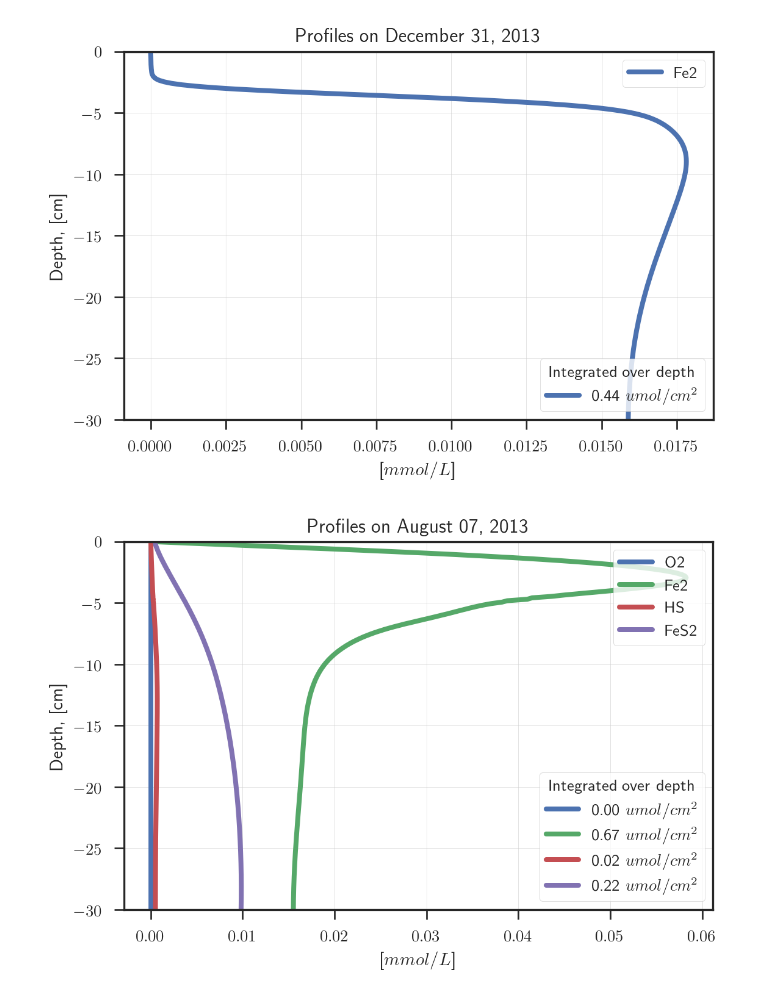
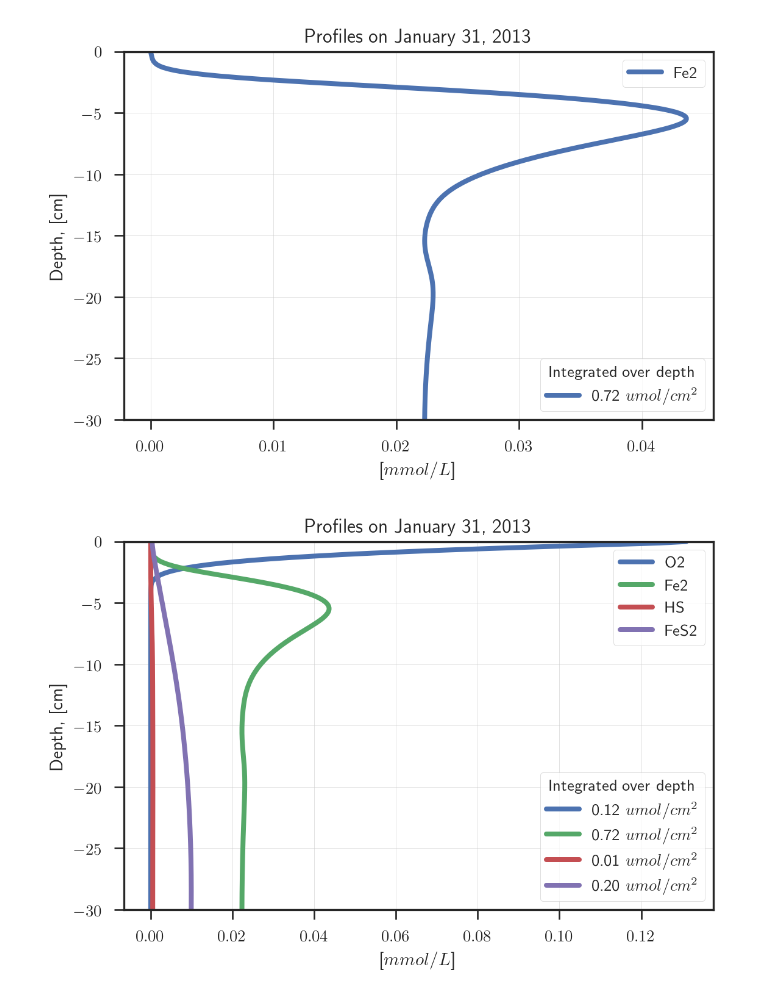
Before and after one commit to biogeochemistry/MyLake_v2_Vansjo, a Jupyter notebook: Postproc_code/plots.ipynb, the cells around one changed output. Cells and saved outputs as stored; diff of their text form; code cells hidden in the pictures.

```diff
--- a/Postproc_code/plots.ipynb
+++ b/Postproc_code/plots.ipynb
@@ -21,3 +21,3 @@ str(datetime.now())
 # %%
 from ploting import *
-plotter = ResultsPlotter()
+plotter = ResultsPlotter(f='../IO/MyLakeResults_2.mat')
@@ -84,11 +108,11 @@ plotter.contour_plot('sediment', ['O2'],  cmap=cmocean.cm.oxy)
 # %%
 plotter.profile('sediment', ['Fe2'], years_ago=0.)
 # %% [output]
-[figure, old version]
+[figure, new version]
 # %%
-plotter.profile('sediment', ['O2','Fe2', 'HS', 'FeS2'], years_ago=0.4)
+plotter.profile('sediment', ['O2','Fe2', 'HS', 'FeS2'], years_ago=0.)
 # %% [output]
-[figure, old version]
+[figure, new version]
 # %%
 plotter.profile('sediment', ['O2','Fe2', 'SO4', 'HS', 'CH4aq', 'CH4g'], years_ago=0.)
 # %% [output]
```
Also changed, not shown: parts of 61 cells of this notebook, 6 other files.
